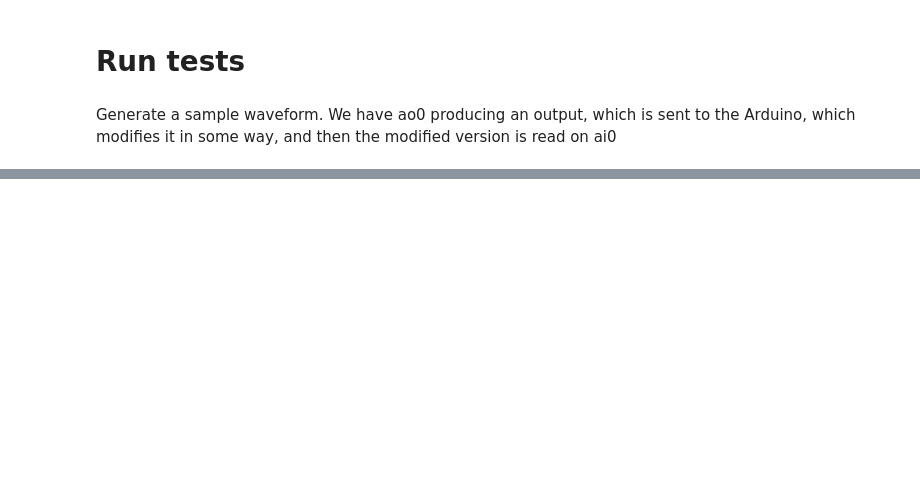
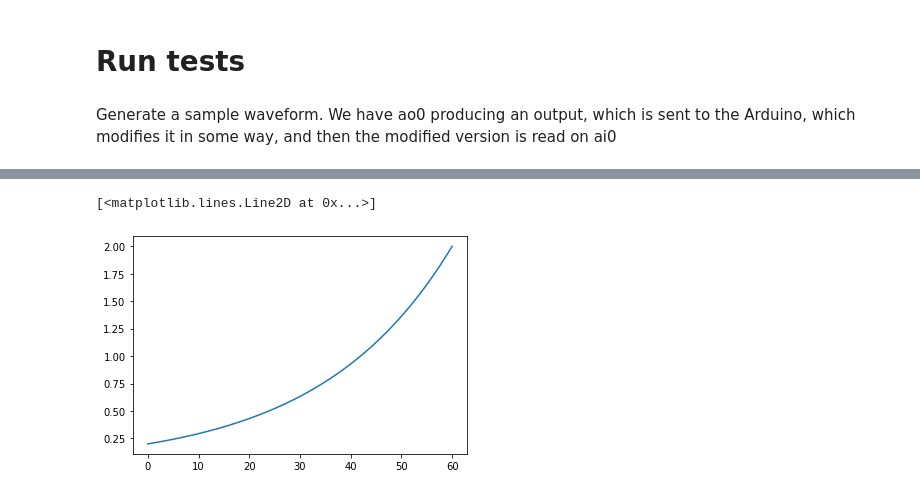
Before and after one commit to tytell/ForceFeedback, a Jupyter notebook: test_input_output.ipynb, the cells around one changed output, grey strips where cells are left out. Cells and saved outputs as stored; diff of their text form; code cells hidden in the pictures; blank space fills up the shorter version.

```diff
--- a/test_input_output.ipynb
+++ b/test_input_output.ipynb
@@ -37,3 +45,8 @@ plt.show()
+# %%
+plt.plot(t, freq)
+# %% [output]
+[<matplotlib.lines.Line2D at 0x...>]
+[figure, added]
 # %%
 with nidaqmx.Task() as aitask, nidaqmx.Task() as aotask:
     aitask.ai_channels.add_ai_voltage_chan('Dev1/ai0')
```
Also changed, not shown: parts of 9 cells of this notebook.
